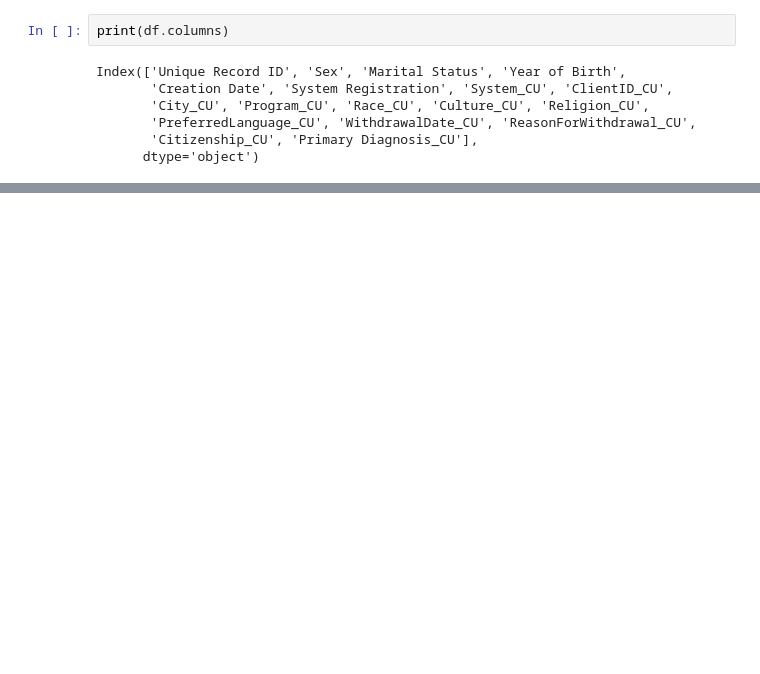
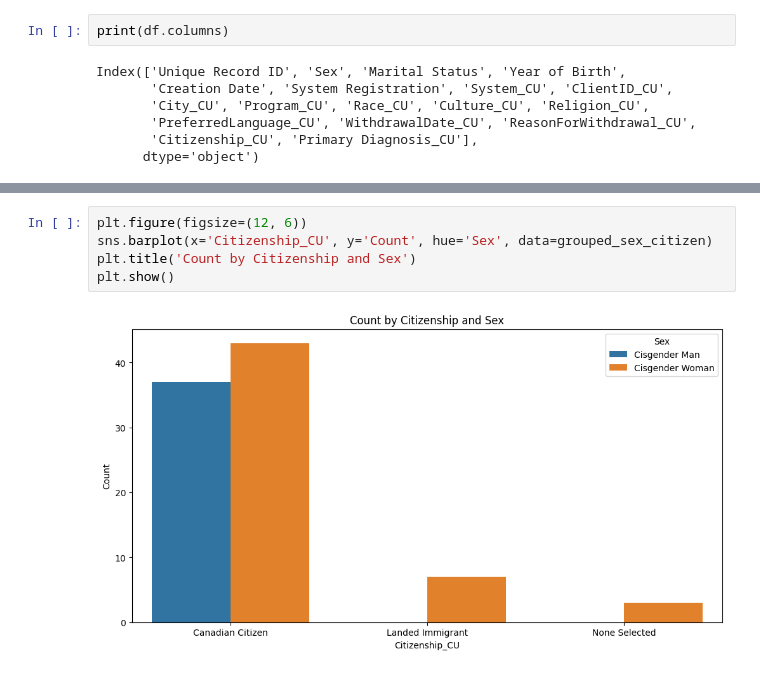
Before and after one commit to pheaktralean/ConcordIA, a Jupyter notebook: food_security_forecasting/nutrinional_programming.ipynb, the cells around one changed output, grey strips where cells are left out. Saved outputs shown, nothing was run; the diff lists cells and outputs as text; blank space fills up the shorter version.

```diff
--- a/food_security_forecasting/nutrinional_programming.ipynb
+++ b/food_security_forecasting/nutrinional_programming.ipynb
@@ -60,0 +123,7 @@ Index(['Unique Record ID', 'Sex', 'Marital Status', 'Year of Birth',
+# %%
+plt.figure(figsize=(12, 6))
+sns.barplot(x='Citizenship_CU', y='Count', hue='Sex', data=grouped_sex_citizen)
+plt.title('Count by Citizenship and Sex')
+plt.show()
+# %% [output]
+[figure, added]
```
Also changed, not shown: parts of 9 cells of this notebook.
